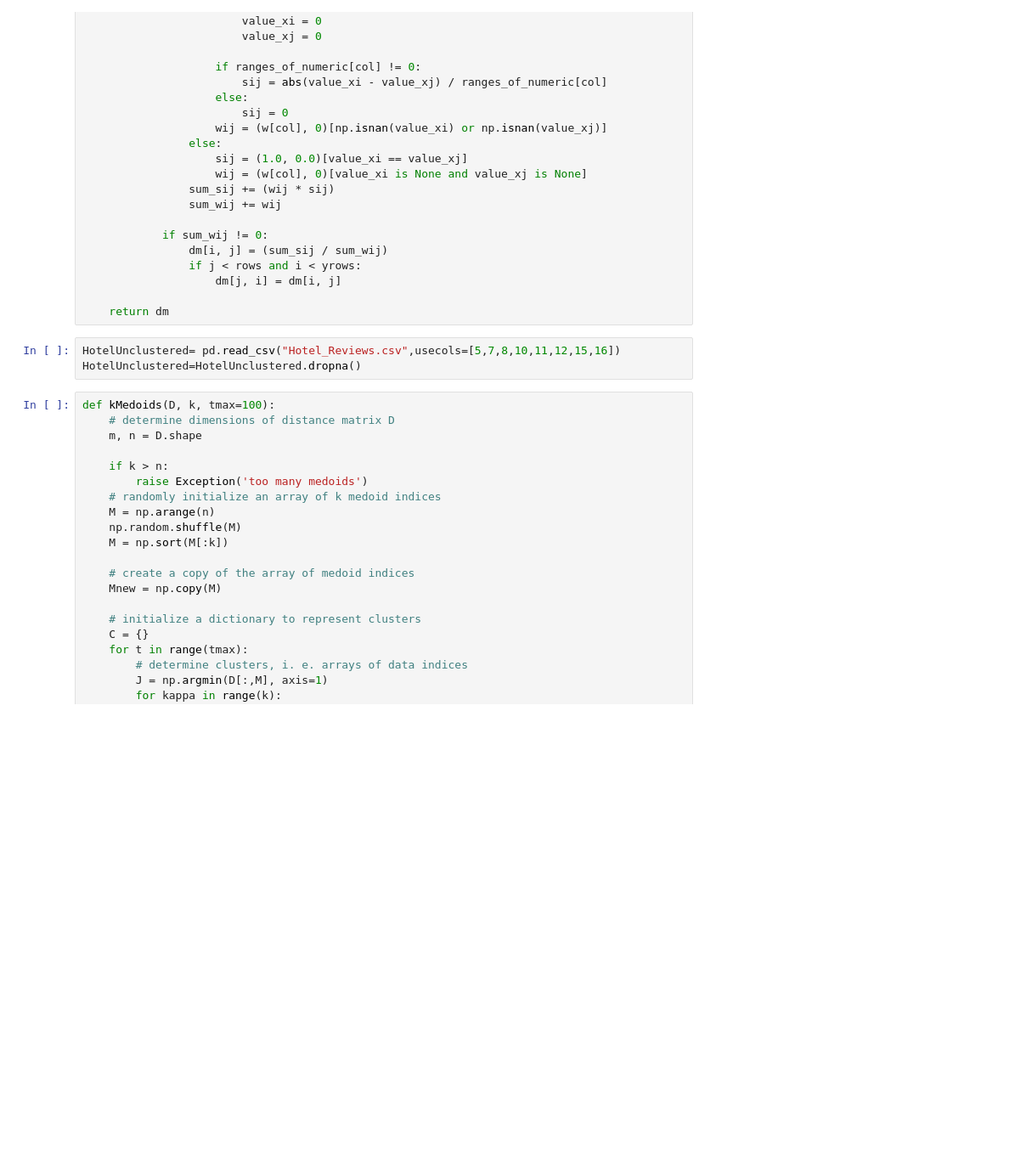
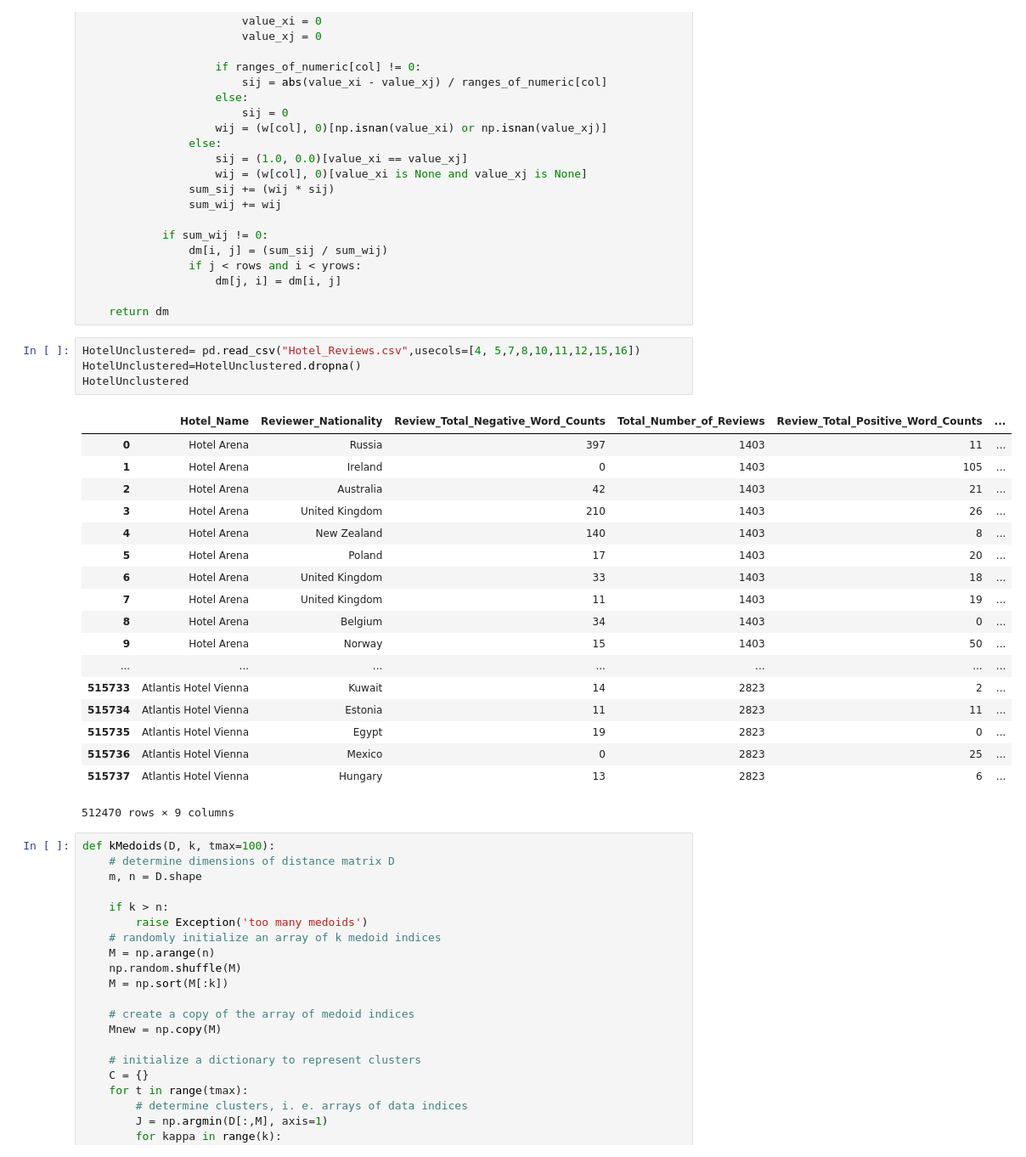
Before and after one commit to bumblebeetron/WS17DataMiningHotelReview, a Jupyter notebook: Task 4 - Descriptive Mining 3/week4_Abhijeet_Sil.ipynb, the cells around one changed output. Shown at 85% size. Drawn from its saved outputs; the diff is of its cells as text; blank space fills up the shorter version.

```diff
--- a/Task 4 - Descriptive Mining 3/week4_Abhijeet_Sil.ipynb
+++ b/Task 4 - Descriptive Mining 3/week4_Abhijeet_Sil.ipynb
@@ -296,8 +296,28 @@ def gower_distances(X, Y=None, w=None, categorical_features=None):
 
     return dm
 # %%
-HotelUnclustered= pd.read_csv("Hotel_Reviews.csv",usecols=[5,7,8,10,11,12,15,16])
+HotelUnclustered= pd.read_csv("Hotel_Reviews.csv",usecols=[4, 5,7,8,10,11,12,15,16])
 HotelUnclustered=HotelUnclustered.dropna()
+HotelUnclustered
+# %% [output]
+|  | Hotel_Name | Reviewer_Nationality | Review_Total_Negative_Word_Counts | Total_Number_of_Reviews | Review_Total_Positive_Word_Counts | ... |
+| 0 | Hotel Arena | Russia | 397 | 1403 | 11 | ... |
+| 1 | Hotel Arena | Ireland | 0 | 1403 | 105 | ... |
+| 2 | Hotel Arena | Australia | 42 | 1403 | 21 | ... |
+| 3 | Hotel Arena | United Kingdom | 210 | 1403 | 26 | ... |
+| 4 | Hotel Arena | New Zealand | 140 | 1403 | 8 | ... |
+| 5 | Hotel Arena | Poland | 17 | 1403 | 20 | ... |
+| 6 | Hotel Arena | United Kingdom | 33 | 1403 | 18 | ... |
+| 7 | Hotel Arena | United Kingdom | 11 | 1403 | 19 | ... |
+| 8 | Hotel Arena | Belgium | 34 | 1403 | 0 | ... |
+| 9 | Hotel Arena | Norway | 15 | 1403 | 50 | ... |
+| ... | ... | ... | ... | ... | ... | ... |
+| 515733 | Atlantis Hotel Vienna | Kuwait | 14 | 2823 | 2 | ... |
+| 515734 | Atlantis Hotel Vienna | Estonia | 11 | 2823 | 11 | ... |
+| 515735 | Atlantis Hotel Vienna | Egypt | 19 | 2823 | 0 | ... |
+| 515736 | Atlantis Hotel Vienna | Mexico | 0 | 2823 | 25 | ... |
+| 515737 | Atlantis Hotel Vienna | Hungary | 13 | 2823 | 6 | ... |
+512470 rows × 9 columns
 # %%
 def kMedoids(D, k, tmax=100):
     # determine dimensions of distance matrix D
```
Also changed, not shown: parts of 11 cells of this notebook, 1 other file.
